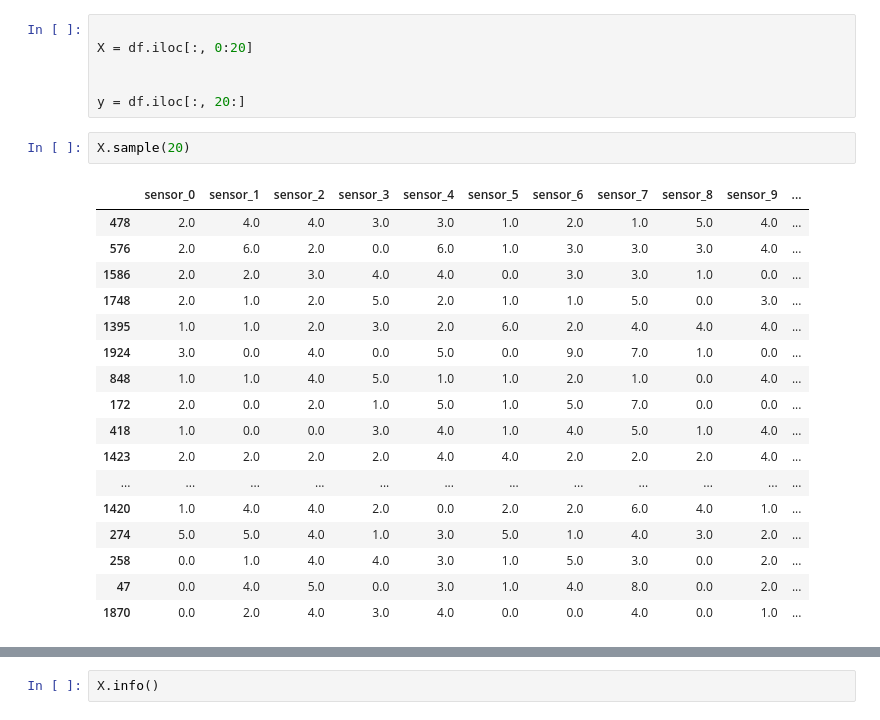
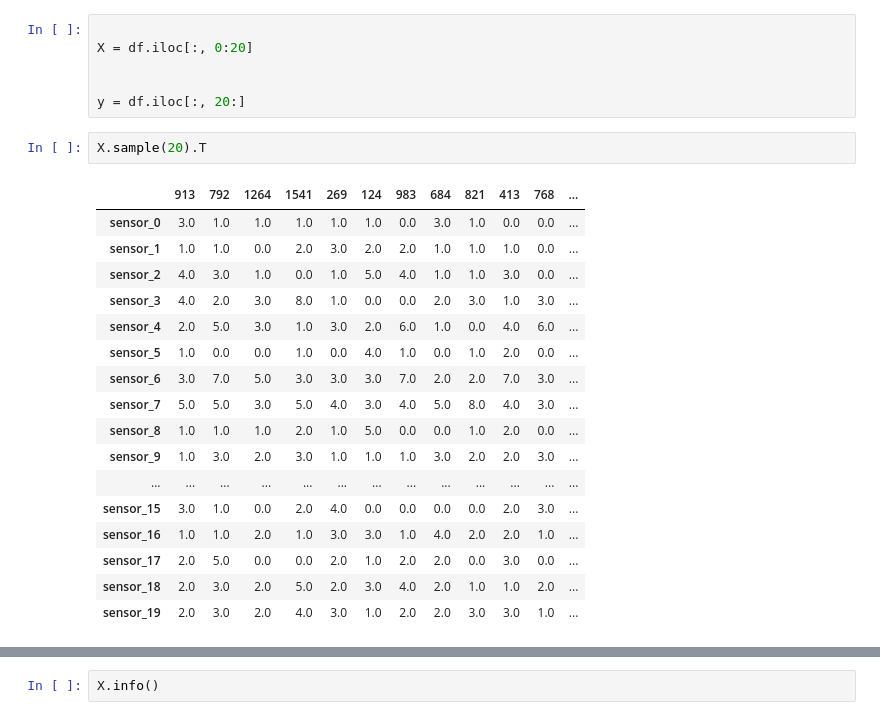
Before and after one commit to mummadimaheswar/smart_irrigation, a Jupyter notebook: Irrigation_System.ipynb, the cells around one changed output, grey strips where cells are left out. Cells and saved outputs as stored; diff of their text form.

```diff
--- a/Irrigation_System.ipynb
+++ b/Irrigation_System.ipynb
@@ -90,23 +90,23 @@ X = df.iloc[:, 0:20]
 
 y = df.iloc[:, 20:]
 # %%
-X.sample(20)
+X.sample(20).T
 # %% [output]
-|  | sensor_0 | sensor_1 | sensor_2 | sensor_3 | sensor_4 | sensor_5 | sensor_6 | sensor_7 | sensor_8 | sensor_9 | ... |
-| 478 | 2.0 | 4.0 | 4.0 | 3.0 | 3.0 | 1.0 | 2.0 | 1.0 | 5.0 | 4.0 | ... |
-| 576 | 2.0 | 6.0 | 2.0 | 0.0 | 6.0 | 1.0 | 3.0 | 3.0 | 3.0 | 4.0 | ... |
-| 1586 | 2.0 | 2.0 | 3.0 | 4.0 | 4.0 | 0.0 | 3.0 | 3.0 | 1.0 | 0.0 | ... |
-| 1748 | 2.0 | 1.0 | 2.0 | 5.0 | 2.0 | 1.0 | 1.0 | 5.0 | 0.0 | 3.0 | ... |
-| 1395 | 1.0 | 1.0 | 2.0 | 3.0 | 2.0 | 6.0 | 2.0 | 4.0 | 4.0 | 4.0 | ... |
-| 1924 | 3.0 | 0.0 | 4.0 | 0.0 | 5.0 | 0.0 | 9.0 | 7.0 | 1.0 | 0.0 | ... |
-| 848 | 1.0 | 1.0 | 4.0 | 5.0 | 1.0 | 1.0 | 2.0 | 1.0 | 0.0 | 4.0 | ... |
-| 172 | 2.0 | 0.0 | 2.0 | 1.0 | 5.0 | 1.0 | 5.0 | 7.0 | 0.0 | 0.0 | ... |
-| 418 | 1.0 | 0.0 | 0.0 | 3.0 | 4.0 | 1.0 | 4.0 | 5.0 | 1.0 | 4.0 | ... |
-| 1423 | 2.0 | 2.0 | 2.0 | 2.0 | 4.0 | 4.0 | 2.0 | 2.0 | 2.0 | 4.0 | ... |
-| ... | ... | ... | ... | ... | ... | ... | ... | ... | ... | ... | ... |
-| 1420 | 1.0 | 4.0 | 4.0 | 2.0 | 0.0 | 2.0 | 2.0 | 6.0 | 4.0 | 1.0 | ... |
-| 274 | 5.0 | 5.0 | 4.0 | 1.0 | 3.0 | 5.0 | 1.0 | 4.0 | 3.0 | 2.0 | ... |
-| 258 | 0.0 | 1.0 | 4.0 | 4.0 | 3.0 | 1.0 | 5.0 | 3.0 | 0.0 | 2.0 | ... |
-| 47 | 0.0 | 4.0 | 5.0 | 0.0 | 3.0 | 1.0 | 4.0 | 8.0 | 0.0 | 2.0 | ... |
-| 1870 | 0.0 | 2.0 | 4.0 | 3.0 | 4.0 | 0.0 | 0.0 | 4.0 | 0.0 | 1.0 | ... |
+|  | 913 | 792 | 1264 | 1541 | 269 | 124 | 983 | 684 | 821 | 413 | 768 | ... |
+| sensor_0 | 3.0 | 1.0 | 1.0 | 1.0 | 1.0 | 1.0 | 0.0 | 3.0 | 1.0 | 0.0 | 0.0 | ... |
+| sensor_1 | 1.0 | 1.0 | 0.0 | 2.0 | 3.0 | 2.0 | 2.0 | 1.0 | 1.0 | 1.0 | 0.0 | ... |
+| sensor_2 | 4.0 | 3.0 | 1.0 | 0.0 | 1.0 | 5.0 | 4.0 | 1.0 | 1.0 | 3.0 | 0.0 | ... |
+| sensor_3 | 4.0 | 2.0 | 3.0 | 8.0 | 1.0 | 0.0 | 0.0 | 2.0 | 3.0 | 1.0 | 3.0 | ... |
+| sensor_4 | 2.0 | 5.0 | 3.0 | 1.0 | 3.0 | 2.0 | 6.0 | 1.0 | 0.0 | 4.0 | 6.0 | ... |
+| sensor_5 | 1.0 | 0.0 | 0.0 | 1.0 | 0.0 | 4.0 | 1.0 | 0.0 | 1.0 | 2.0 | 0.0 | ... |
+| sensor_6 | 3.0 | 7.0 | 5.0 | 3.0 | 3.0 | 3.0 | 7.0 | 2.0 | 2.0 | 7.0 | 3.0 | ... |
+| sensor_7 | 5.0 | 5.0 | 3.0 | 5.0 | 4.0 | 3.0 | 4.0 | 5.0 | 8.0 | 4.0 | 3.0 | ... |
+| sensor_8 | 1.0 | 1.0 | 1.0 | 2.0 | 1.0 | 5.0 | 0.0 | 0.0 | 1.0 | 2.0 | 0.0 | ... |
+| sensor_9 | 1.0 | 3.0 | 2.0 | 3.0 | 1.0 | 1.0 | 1.0 | 3.0 | 2.0 | 2.0 | 3.0 | ... |
+| ... | ... | ... | ... | ... | ... | ... | ... | ... | ... | ... | ... | ... |
+| sensor_15 | 3.0 | 1.0 | 0.0 | 2.0 | 4.0 | 0.0 | 0.0 | 0.0 | 0.0 | 2.0 | 3.0 | ... |
+| sensor_16 | 1.0 | 1.0 | 2.0 | 1.0 | 3.0 | 3.0 | 1.0 | 4.0 | 2.0 | 2.0 | 1.0 | ... |
+| sensor_17 | 2.0 | 5.0 | 0.0 | 0.0 | 2.0 | 1.0 | 2.0 | 2.0 | 0.0 | 3.0 | 0.0 | ... |
+| sensor_18 | 2.0 | 3.0 | 2.0 | 5.0 | 2.0 | 3.0 | 4.0 | 2.0 | 1.0 | 1.0 | 2.0 | ... |
+| sensor_19 | 2.0 | 3.0 | 2.0 | 4.0 | 3.0 | 1.0 | 2.0 | 2.0 | 3.0 | 3.0 | 1.0 | ... |
 # %%
```
Also changed, not shown: parts of 10 cells of this notebook, 1 other file.
